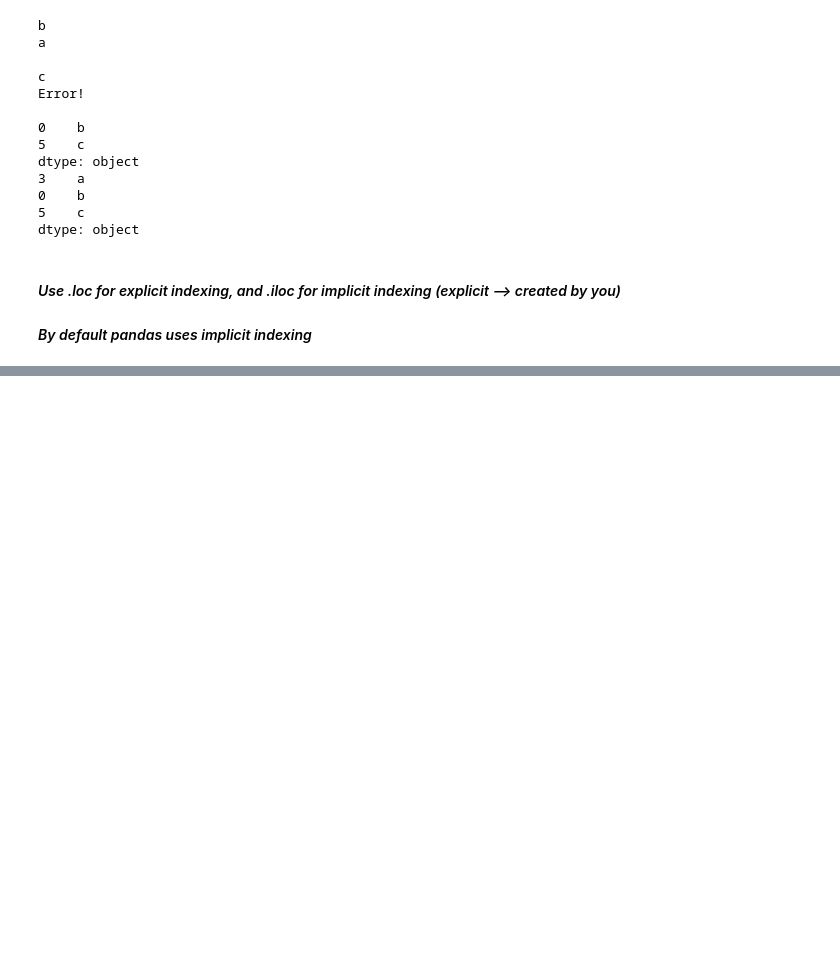
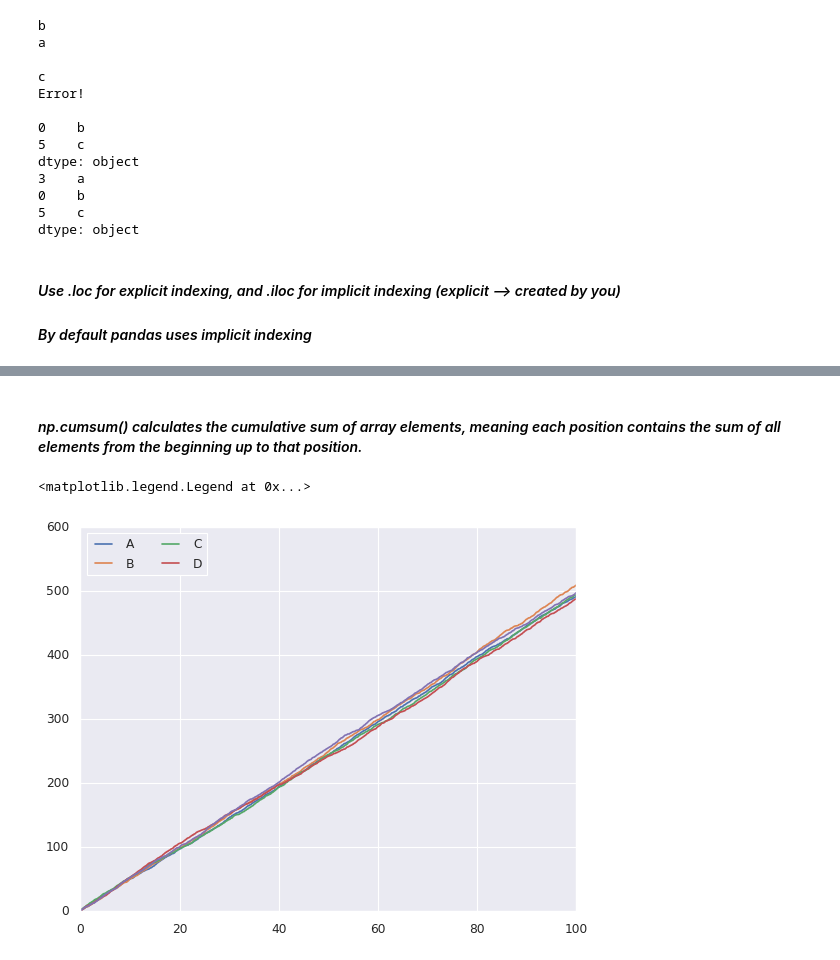
Before and after one commit to PowerCell12/Data-Science-Machine-Learning-Theory-Projects-A-Z-90-HOURS-Udemy, a Jupyter notebook: python-for-data-science-and-data-analysis.ipynb, the cells around one changed output, grey strips where cells are left out. Saved outputs shown, nothing was run; the diff lists cells and outputs as text; code cells hidden in the pictures; blank space fills up the shorter version.

```diff
--- a/python-for-data-science-and-data-analysis.ipynb
+++ b/python-for-data-science-and-data-analysis.ipynb
@@ -325,0 +357,9 @@ dtype: object
+# %% [markdown]
+#### *np.cumsum() calculates the cumulative sum of array elements, meaning each position contains the sum of all elements from the beginning up to that position.*
+# %%
+sns.set_theme() ## looks more stylish
+plt.plot(x,y)
+plt.legend("ABCD", ncol = 2, loc = "upper left")
+# %% [output]
+<matplotlib.legend.Legend at 0x...>
+[figure, added]
```
Also changed, not shown: parts of 16 cells of this notebook.
